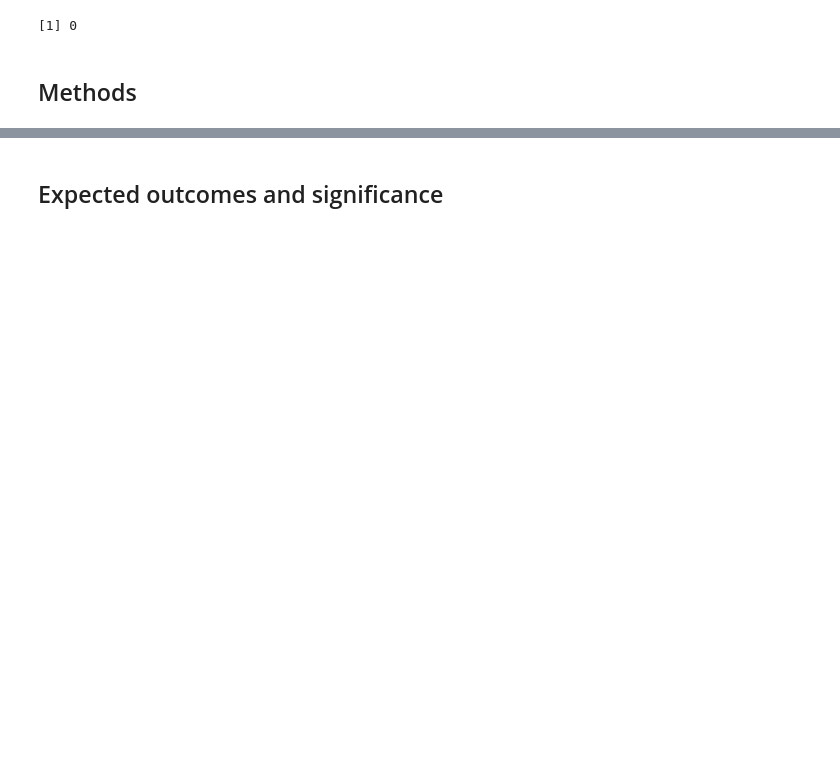
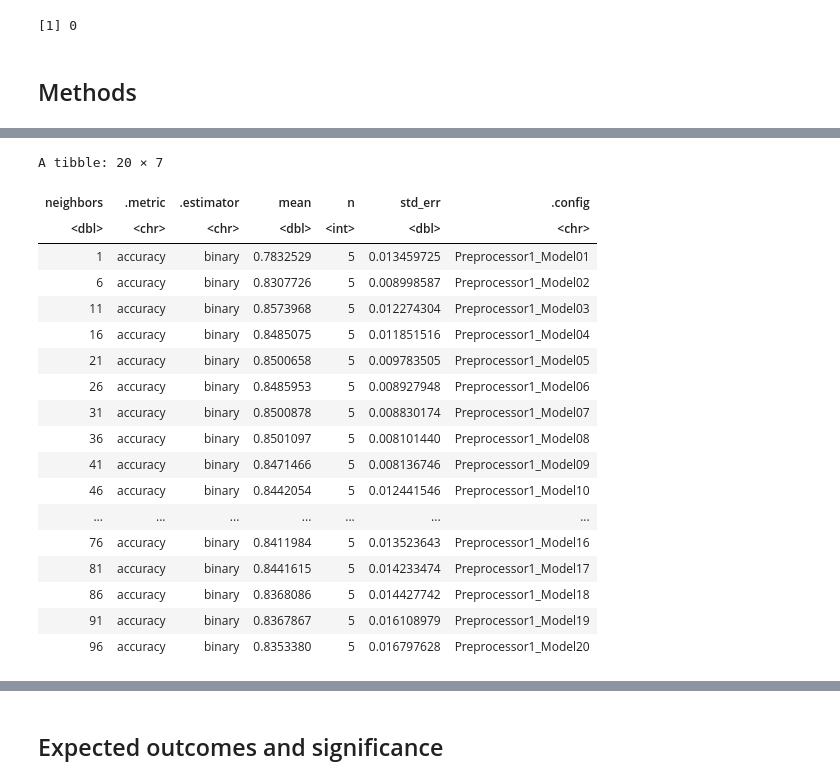
Before and after one commit to jlee0714/DSCI-Project, a Jupyter notebook: Proposal.ipynb, the cells around one changed output, grey strips where cells are left out. Cells and saved outputs as stored; diff of their text form; code cells hidden in the pictures; blank space fills up the shorter version.

```diff
--- a/Proposal.ipynb
+++ b/Proposal.ipynb
@@ -69,0 +107,44 @@ After exploring the data, selecting the predictors we wanted to build the model,
+# %%
+raisin_recipe <- recipe(Class ~ MajorAxisLength + Eccentricity, data = raisin_train) |>
+  step_scale(all_predictors()) |>
+  step_center(all_predictors())
+
+cancer_vfold <- vfold_cv(raisin_train, v = 5, strata = Class)
+
+knn_spec <- nearest_neighbor(weight_func = "rectangular",
+                             neighbors = tune()) |>
+  set_engine("kknn") |>
+  set_mode("classification")
+
+k_vals <- tibble(neighbors = seq(from = 1, to = 100, by = 5))
+
+knn_results <- workflow() |>
+  add_recipe(raisin_recipe) |>
+  add_model(knn_spec) |>
+  tune_grid(resamples = cancer_vfold, grid = k_vals) |>
+  collect_metrics()
+
+accuracies <- knn_results |>
+  filter(.metric == "accuracy")
+
+accuracies
+# %% [output]
+A tibble: 20 × 7
+| neighbors | .metric | .estimator | mean | n | std_err | .config |
+| <dbl> | <chr> | <chr> | <dbl> | <int> | <dbl> | <chr> |
+| 1 | accuracy | binary | 0.7832529 | 5 | 0.013459725 | Preprocessor1_Model01 |
+| 6 | accuracy | binary | 0.8307726 | 5 | 0.008998587 | Preprocessor1_Model02 |
+| 11 | accuracy | binary | 0.8573968 | 5 | 0.012274304 | Preprocessor1_Model03 |
+| 16 | accuracy | binary | 0.8485075 | 5 | 0.011851516 | Preprocessor1_Model04 |
+| 21 | accuracy | binary | 0.8500658 | 5 | 0.009783505 | Preprocessor1_Model05 |
+| 26 | accuracy | binary | 0.8485953 | 5 | 0.008927948 | Preprocessor1_Model06 |
+| 31 | accuracy | binary | 0.8500878 | 5 | 0.008830174 | Preprocessor1_Model07 |
+| 36 | accuracy | binary | 0.8501097 | 5 | 0.008101440 | Preprocessor1_Model08 |
+| 41 | accuracy | binary | 0.8471466 | 5 | 0.008136746 | Preprocessor1_Model09 |
+| 46 | accuracy | binary | 0.8442054 | 5 | 0.012441546 | Preprocessor1_Model10 |
+| ... | ... | ... | ... | ... | ... | ... |
+| 76 | accuracy | binary | 0.8411984 | 5 | 0.013523643 | Preprocessor1_Model16 |
+| 81 | accuracy | binary | 0.8441615 | 5 | 0.014233474 | Preprocessor1_Model17 |
+| 86 | accuracy | binary | 0.8368086 | 5 | 0.014427742 | Preprocessor1_Model18 |
+| 91 | accuracy | binary | 0.8367867 | 5 | 0.016108979 | Preprocessor1_Model19 |
+| 96 | accuracy | binary | 0.8353380 | 5 | 0.016797628 | Preprocessor1_Model20 |
```
Also changed, not shown: parts of 6 cells of this notebook.
